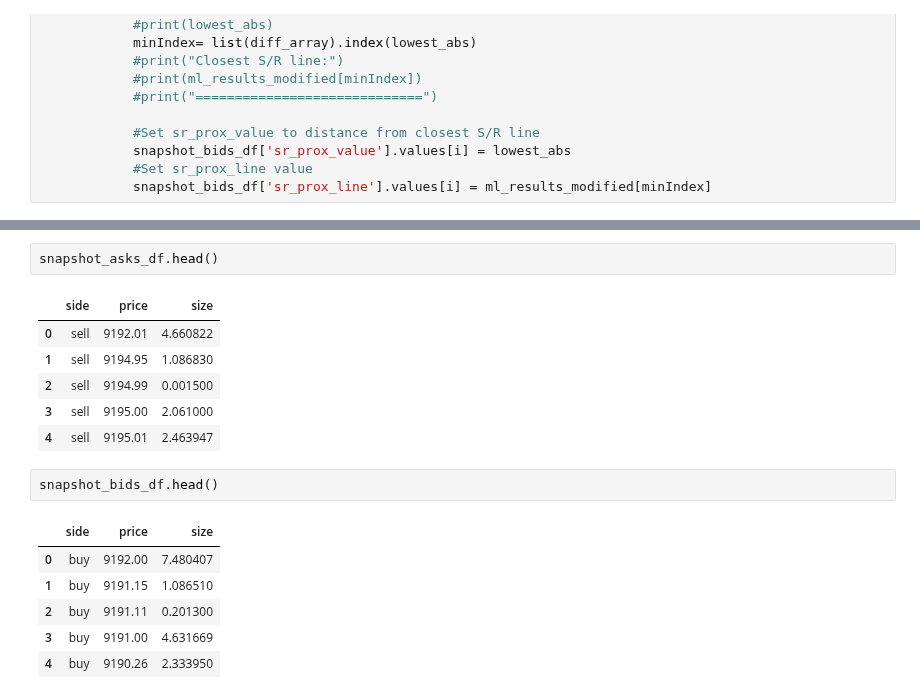
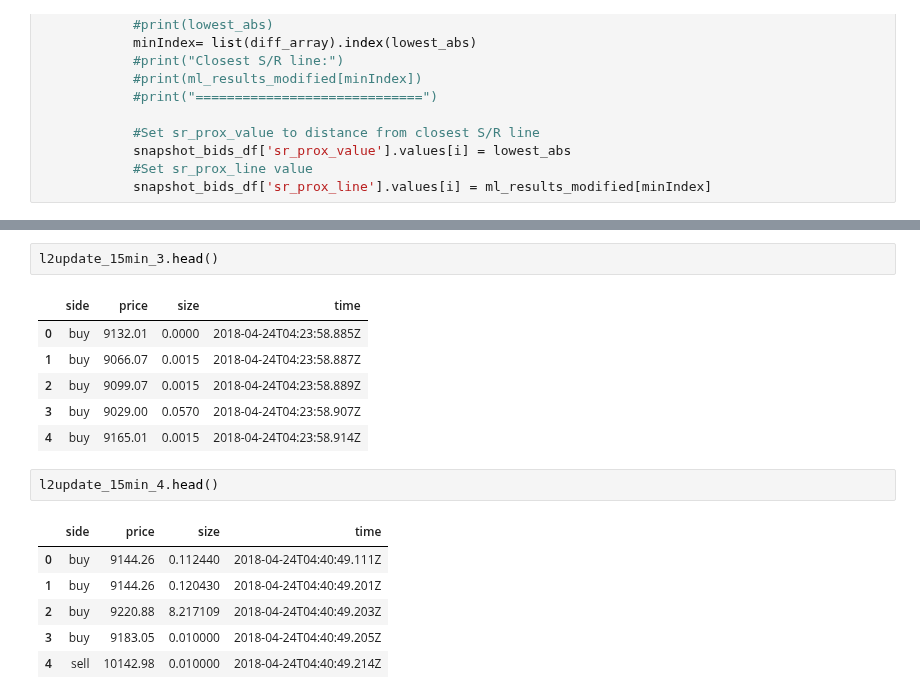
Before and after one commit to timothyyu/gdax-orderbook-ml, a Jupyter notebook: 8_program_structure_improvement.ipynb, the cells around one changed output, grey strips where cells are left out. Saved outputs shown, nothing was run; the diff lists cells and outputs as text.

```diff
--- a/8_program_structure_improvement.ipynb
+++ b/8_program_structure_improvement.ipynb
@@ -568,18 +650,18 @@ generate_chart(chart_15m_df)
 # %%
-snapshot_asks_df.head()
+l2update_15min_3.head()
 # %% [output]
-|  | side | price | size |
-| 0 | sell | 9192.01 | 4.660822 |
-| 1 | sell | 9194.95 | 1.086830 |
-| 2 | sell | 9194.99 | 0.001500 |
-| 3 | sell | 9195.00 | 2.061000 |
-| 4 | sell | 9195.01 | 2.463947 |
+|  | side | price | size | time |
+| 0 | buy | 9132.01 | 0.0000 | 2018-04-24T04:23:58.885Z |
+| 1 | buy | 9066.07 | 0.0015 | 2018-04-24T04:23:58.887Z |
+| 2 | buy | 9099.07 | 0.0015 | 2018-04-24T04:23:58.889Z |
+| 3 | buy | 9029.00 | 0.0570 | 2018-04-24T04:23:58.907Z |
+| 4 | buy | 9165.01 | 0.0015 | 2018-04-24T04:23:58.914Z |
 # %%
-snapshot_bids_df.head()
+l2update_15min_4.head()
 # %% [output]
-|  | side | price | size |
-| 0 | buy | 9192.00 | 7.480407 |
-| 1 | buy | 9191.15 | 1.086510 |
-| 2 | buy | 9191.11 | 0.201300 |
-| 3 | buy | 9191.00 | 4.631669 |
-| 4 | buy | 9190.26 | 2.333950 |
+|  | side | price | size | time |
+| 0 | buy | 9144.26 | 0.112440 | 2018-04-24T04:40:49.111Z |
+| 1 | buy | 9144.26 | 0.120430 | 2018-04-24T04:40:49.201Z |
+| 2 | buy | 9220.88 | 8.217109 | 2018-04-24T04:40:49.203Z |
+| 3 | buy | 9183.05 | 0.010000 | 2018-04-24T04:40:49.205Z |
+| 4 | sell | 10142.98 | 0.010000 | 2018-04-24T04:40:49.214Z |
```
Also changed, not shown: parts of 36 cells of this notebook.
